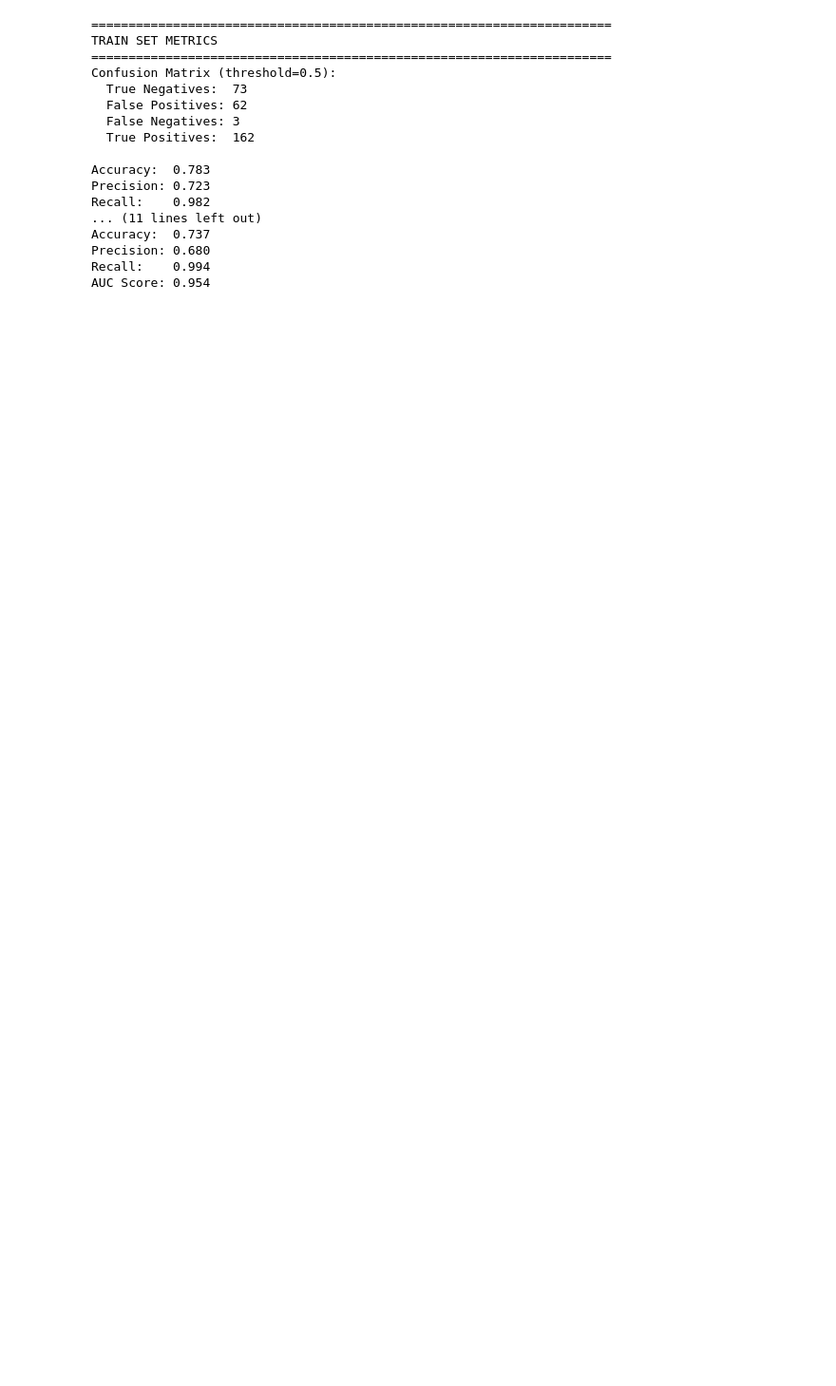
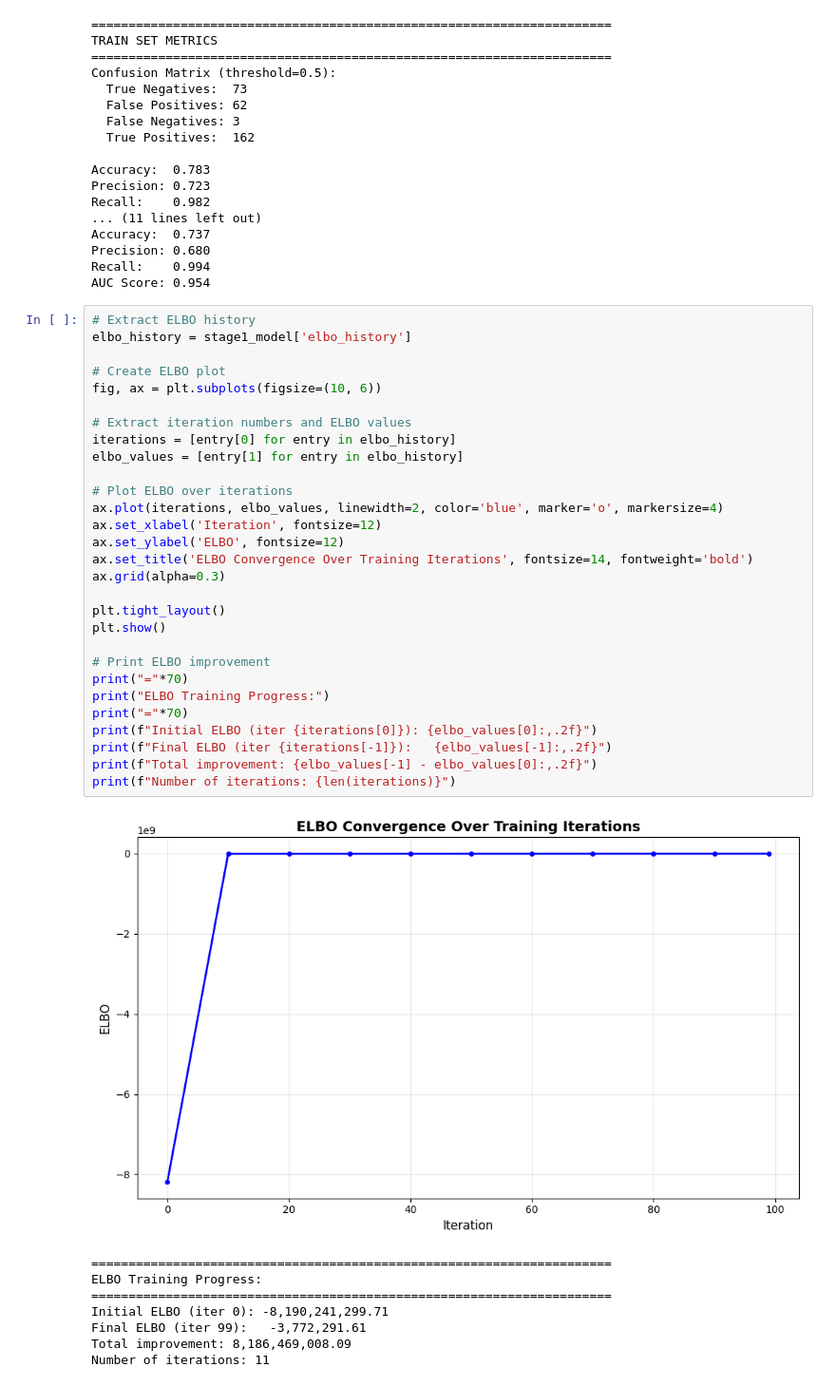
Before and after one commit to tsyasenpoor/sspa_vi, a Jupyter notebook: anal.ipynb, the cells around one changed output. Shown at 95% size. Drawn from its saved outputs; the diff is of its cells as text; blank space fills up the shorter version.

```diff
--- a/anal.ipynb
+++ b/anal.ipynb
@@ -495,3 +495,41 @@ Accuracy:  0.737
 Precision: 0.680
 Recall:    0.994
 AUC Score: 0.954
+# %%
+# Extract ELBO history
+elbo_history = stage1_model['elbo_history']
+
+# Create ELBO plot
+fig, ax = plt.subplots(figsize=(10, 6))
+
+# Extract iteration numbers and ELBO values
+iterations = [entry[0] for entry in elbo_history]
+elbo_values = [entry[1] for entry in elbo_history]
+
+# Plot ELBO over iterations
+ax.plot(iterations, elbo_values, linewidth=2, color='blue', marker='o', markersize=4)
+ax.set_xlabel('Iteration', fontsize=12)
+ax.set_ylabel('ELBO', fontsize=12)
+ax.set_title('ELBO Convergence Over Training Iterations', fontsize=14, fontweight='bold')
+ax.grid(alpha=0.3)
+
+plt.tight_layout()
+plt.show()
+
+# Print ELBO improvement
+print("="*70)
+print("ELBO Training Progress:")
+print("="*70)
+print(f"Initial ELBO (iter {iterations[0]}): {elbo_values[0]:,.2f}")
+print(f"Final ELBO (iter {iterations[-1]}):   {elbo_values[-1]:,.2f}")
+print(f"Total improvement: {elbo_values[-1] - elbo_values[0]:,.2f}")
+print(f"Number of iterations: {len(iterations)}")
+# %% [output]
+[figure, added]
+======================================================================
+ELBO Training Progress:
+======================================================================
+Initial ELBO (iter 0): -8,190,241,299.71
+Final ELBO (iter 99):   -3,772,291.61
+Total improvement: 8,186,469,008.09
+Number of iterations: 11
```
Also changed, not shown: parts of 1 cell of this notebook, 4 other files.
